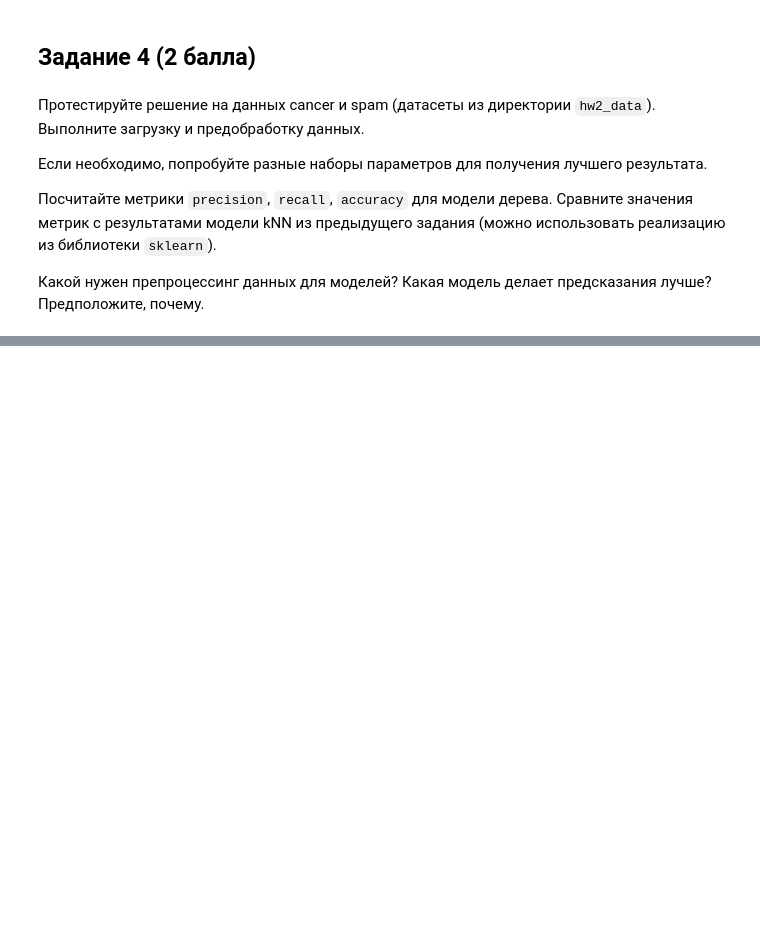
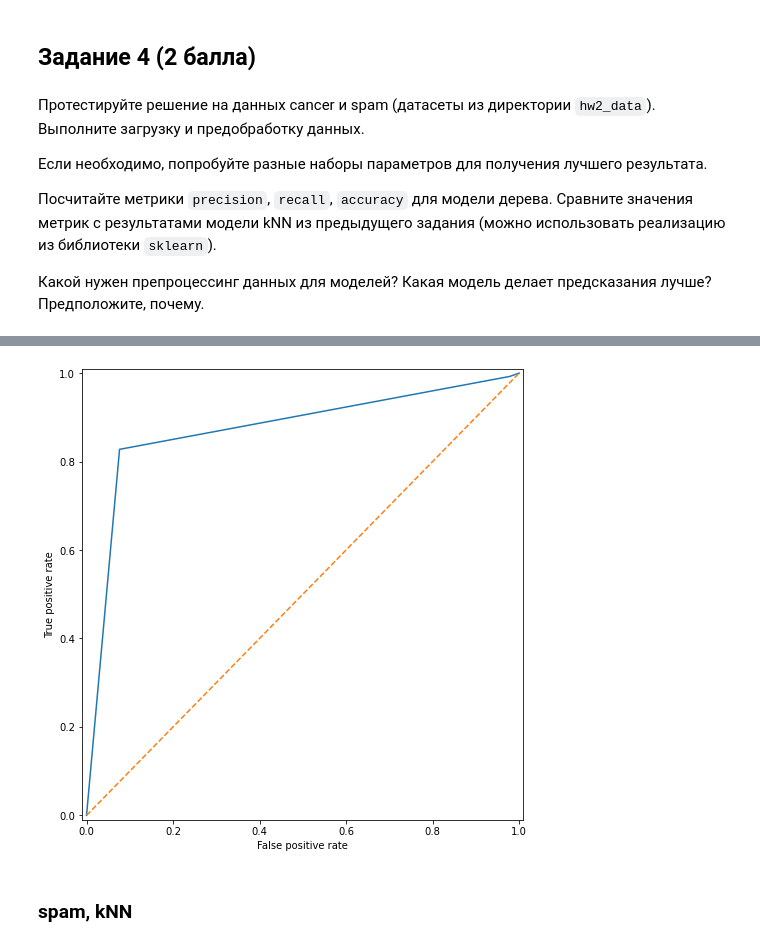
Before and after one commit to yegorov-boris/bioinf, a Jupyter notebook: HW3_Trees.ipynb, the cells around one changed output, grey strips where cells are left out. Drawn from its saved outputs; the diff is of its cells as text; code cells hidden in the pictures; blank space fills up the shorter version.

```diff
--- a/HW3_Trees.ipynb
+++ b/HW3_Trees.ipynb
@@ -311,0 +335,3 @@ None
+# %%
+X_train_imb, y_train_imb, X_test, y_test = train_test_split(X_spam, y_spam, 0.9)
+X_train, y_train = oversampling(X_train_imb, y_train_imb)
@@ -311,0 +343,6 @@ None
+# %%
+plot_roc_curve(y_test, tree.predict_proba(X_test))
+# %% [output]
+[figure, added]
+# %% [markdown]
+### spam, kNN
```
Also changed, not shown: parts of 13 cells of this notebook.
